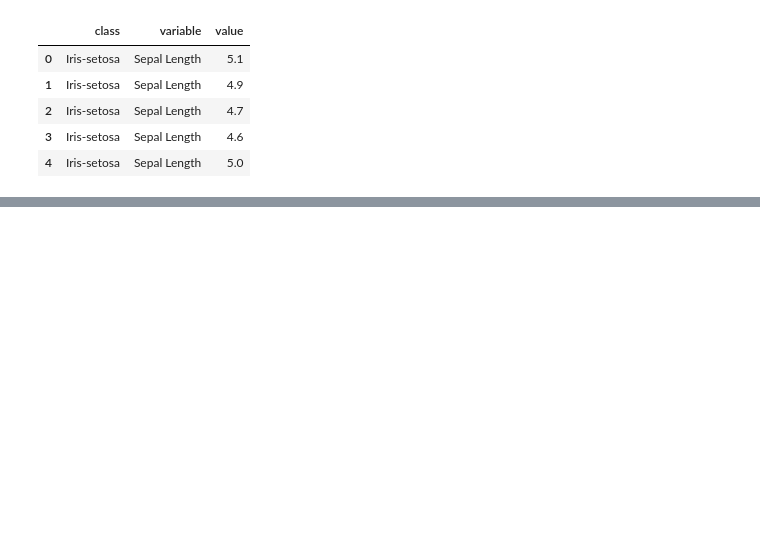
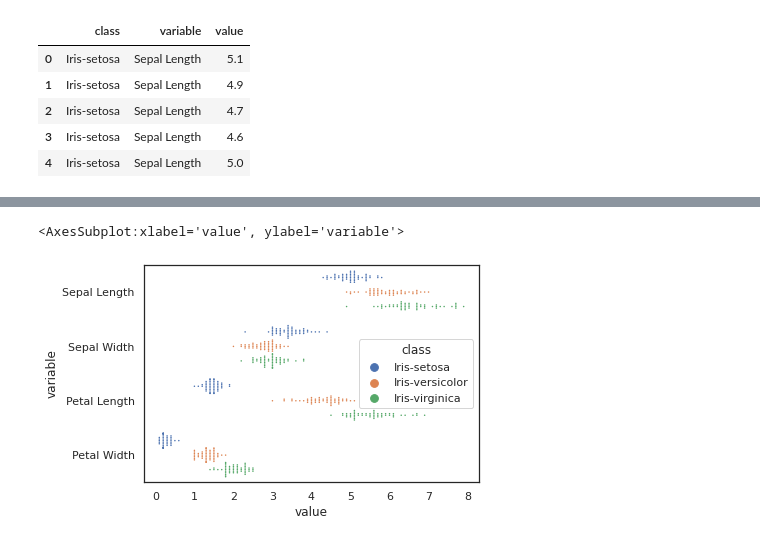
Before and after one commit to fod/pands-project2021, a Jupyter notebook: iris_analysis.ipynb, the cells around one changed output, grey strips where cells are left out. Drawn from its saved outputs; the diff is of its cells as text; code cells hidden in the pictures; blank space fills up the shorter version.

```diff
--- a/iris_analysis.ipynb
+++ b/iris_analysis.ipynb
@@ -141,0 +155,5 @@ sns.lmplot(data=iris, x="Sepal Length", y="Petal Width", hue="class")
+# %%
+sns.swarmplot(data=iris_long, x="value", y="variable", hue="class", dodge=True, size=1.5)
+# %% [output]
+<AxesSubplot:xlabel='value', ylabel='variable'>
+[figure, added]
```
Also changed, not shown: parts of 19 cells of this notebook.
